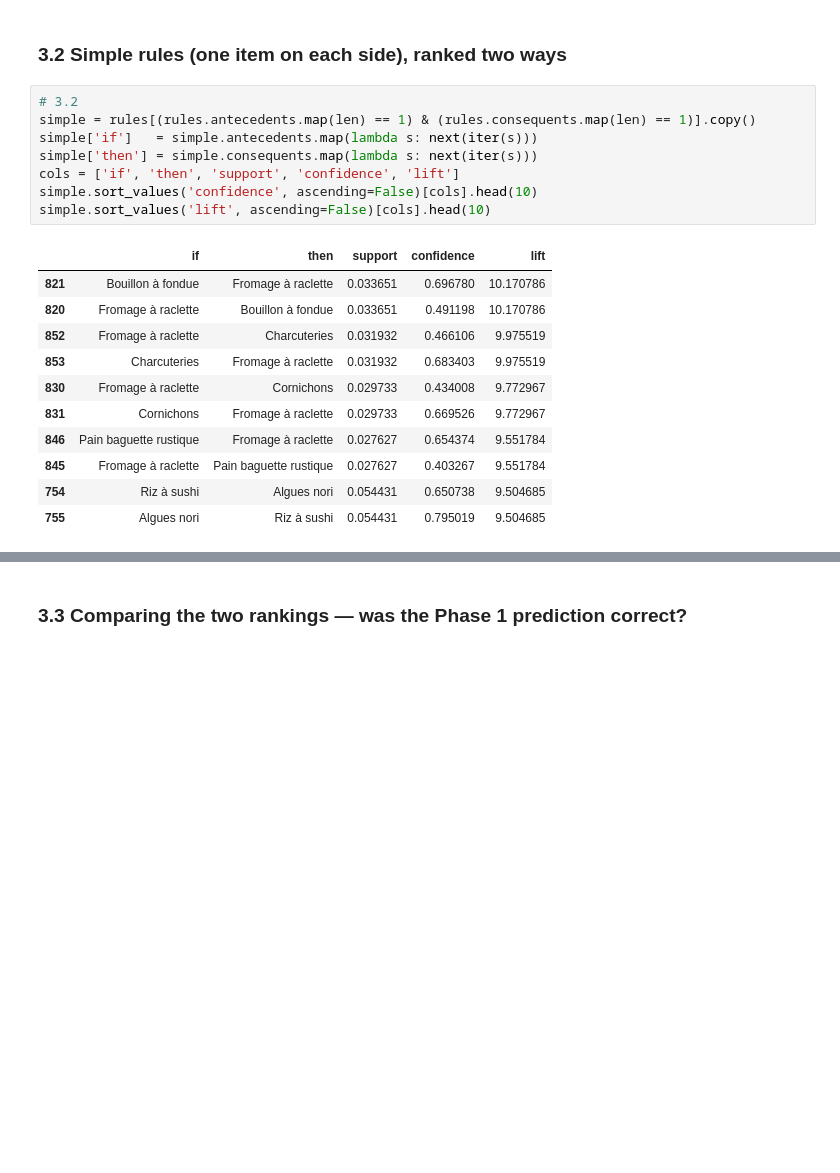
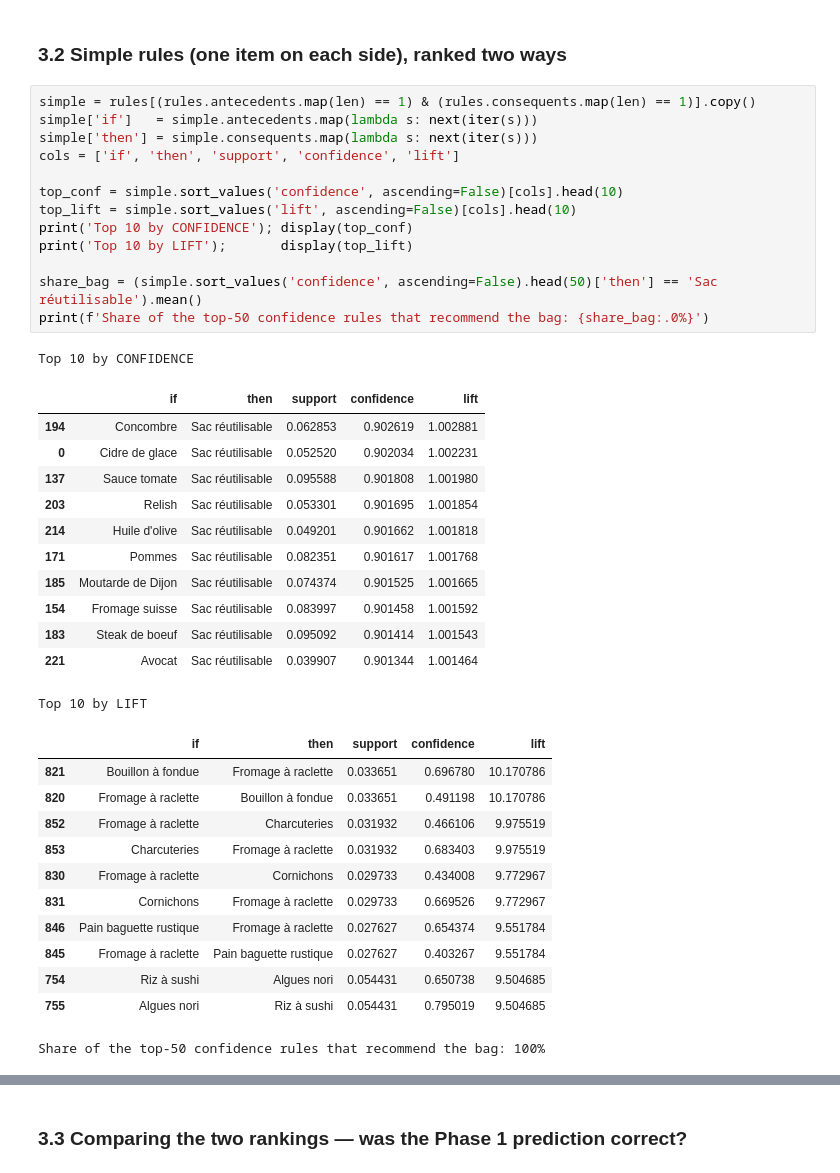
Before and after one commit to knikop/boreal-reco-knikop, a Jupyter notebook: notebooks/01_mining.ipynb, the cells around one changed output, grey strips where cells are left out. Saved outputs shown, nothing was run; the diff lists cells and outputs as text; blank space fills up the shorter version.

Commit message:
fixed rules in 3.2

```diff
--- a/notebooks/01_mining.ipynb
+++ b/notebooks/01_mining.ipynb
@@ -263,22 +263,41 @@ Definitions:
 # %% [markdown]
 ### 3.2 Simple rules (one item on each side), ranked two ways
 # %%
-# 3.2
 simple = rules[(rules.antecedents.map(len) == 1) & (rules.consequents.map(len) == 1)].copy()
 simple['if']   = simple.antecedents.map(lambda s: next(iter(s)))
 simple['then'] = simple.consequents.map(lambda s: next(iter(s)))
 cols = ['if', 'then', 'support', 'confidence', 'lift']
-simple.sort_values('confidence', ascending=False)[cols].head(10)
-simple.sort_values('lift', ascending=False)[cols].head(10)
+
+top_conf = simple.sort_values('confidence', ascending=False)[cols].head(10)
+top_lift = simple.sort_values('lift', ascending=False)[cols].head(10)
+print('Top 10 by CONFIDENCE'); display(top_conf)
+print('Top 10 by LIFT');       display(top_lift)
+
+share_bag = (simple.sort_values('confidence', ascending=False).head(50)['then'] == 'Sac réutilisable').mean()
+print(f'Share of the top-50 confidence rules that recommend the bag: {share_bag:.0%}')
 # %% [output]
+Top 10 by CONFIDENCE
 |  | if | then | support | confidence | lift |
-| 821 | Bouillon à fondue | Fromage à raclette | 0.033651 | 0.696780 | 10.170786 |
-| 820 | Fromage à raclette | Bouillon à fondue | 0.033651 | 0.491198 | 10.170786 |
-| 852 | Fromage à raclette | Charcuteries | 0.031932 | 0.466106 | 9.975519 |
-| 853 | Charcuteries | Fromage à raclette | 0.031932 | 0.683403 | 9.975519 |
-| 830 | Fromage à raclette | Cornichons | 0.029733 | 0.434008 | 9.772967 |
-| 831 | Cornichons | Fromage à raclette | 0.029733 | 0.669526 | 9.772967 |
-| 846 | Pain baguette rustique | Fromage à raclette | 0.027627 | 0.654374 | 9.551784 |
-| 845 | Fromage à raclette | Pain baguette rustique | 0.027627 | 0.403267 | 9.551784 |
-| 754 | Riz à sushi | Algues nori | 0.054431 | 0.650738 | 9.504685 |
-| 755 | Algues nori | Riz à sushi | 0.054431 | 0.795019 | 9.504685 |
+| 194 | Concombre | Sac réutilisable | 0.062853 | 0.902619 | 1.002881 |
+| 0 | Cidre de glace | Sac réutilisable | 0.052520 | 0.902034 | 1.002231 |
+| 137 | Sauce tomate | Sac réutilisable | 0.095588 | 0.901808 | 1.001980 |
+| 203 | Relish | Sac réutilisable | 0.053301 | 0.901695 | 1.001854 |
+| 214 | Huile d'olive | Sac réutilisable | 0.049201 | 0.901662 | 1.001818 |
+| 171 | Pommes | Sac réutilisable | 0.082351 | 0.901617 | 1.001768 |
+| 185 | Moutarde de Dijon | Sac réutilisable | 0.074374 | 0.901525 | 1.001665 |
+| 154 | Fromage suisse | Sac réutilisable | 0.083997 | 0.901458 | 1.001592 |
+| 183 | Steak de boeuf | Sac réutilisable | 0.095092 | 0.901414 | 1.001543 |
+| 221 | Avocat | Sac réutilisable | 0.039907 | 0.901344 | 1.001464 |
+Top 10 by LIFT
+|  | if | then | support | confidence | lift |
+| 821 | Bouillon à fondue | Fromage à raclette | 0.033651 | 0.696780 | 10.170786 |
+| 820 | Fromage à raclette | Bouillon à fondue | 0.033651 | 0.491198 | 10.170786 |
+| 852 | Fromage à raclette | Charcuteries | 0.031932 | 0.466106 | 9.975519 |
+| 853 | Charcuteries | Fromage à raclette | 0.031932 | 0.683403 | 9.975519 |
+| 830 | Fromage à raclette | Cornichons | 0.029733 | 0.434008 | 9.772967 |
+| 831 | Cornichons | Fromage à raclette | 0.029733 | 0.669526 | 9.772967 |
+| 846 | Pain baguette rustique | Fromage à raclette | 0.027627 | 0.654374 | 9.551784 |
+| 845 | Fromage à raclette | Pain baguette rustique | 0.027627 | 0.403267 | 9.551784 |
+| 754 | Riz à sushi | Algues nori | 0.054431 | 0.650738 | 9.504685 |
+| 755 | Algues nori | Riz à sushi | 0.054431 | 0.795019 | 9.504685 |
+Share of the top-50 confidence rules that recommend the bag: 100%
```
Also changed, not shown: parts of 1 cell of this notebook.
